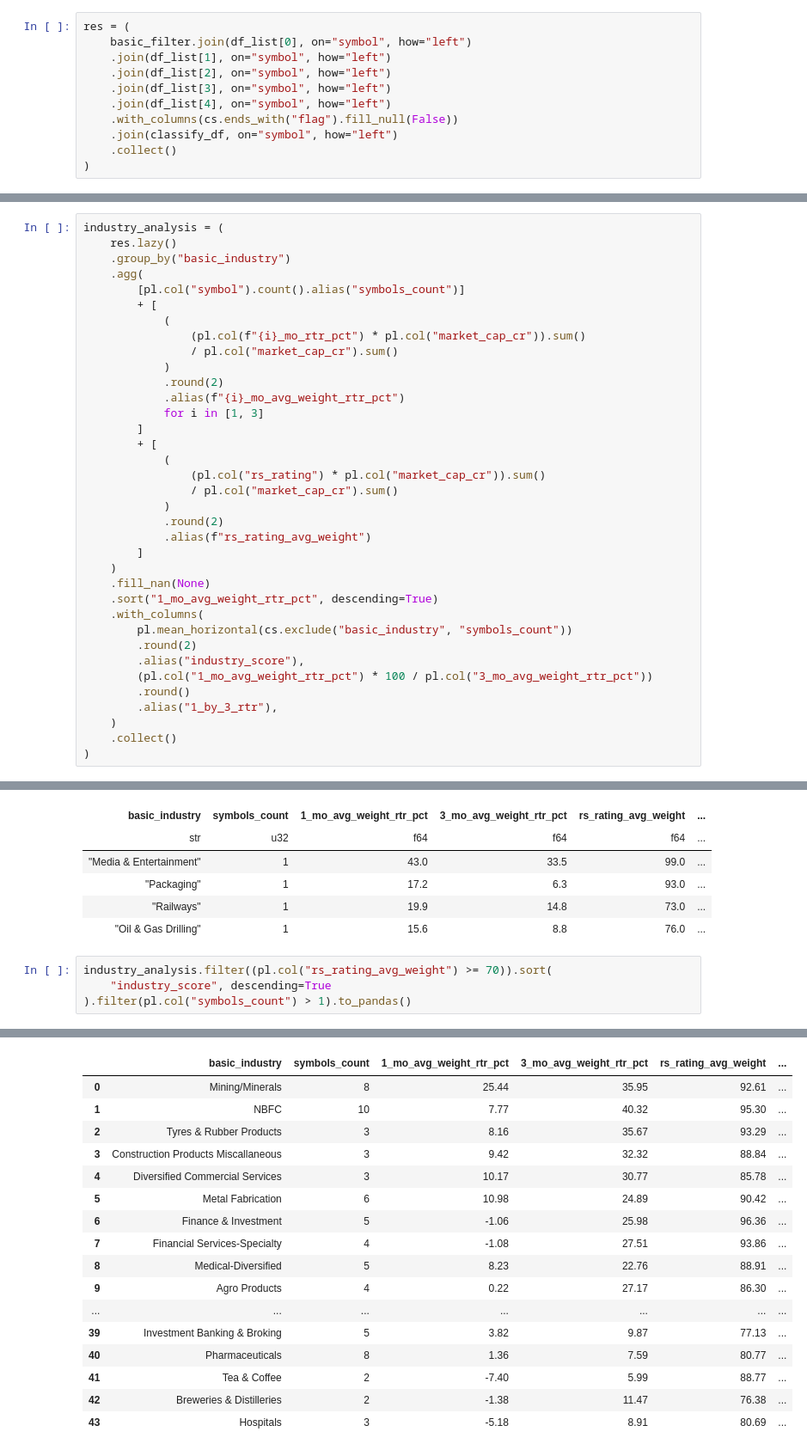
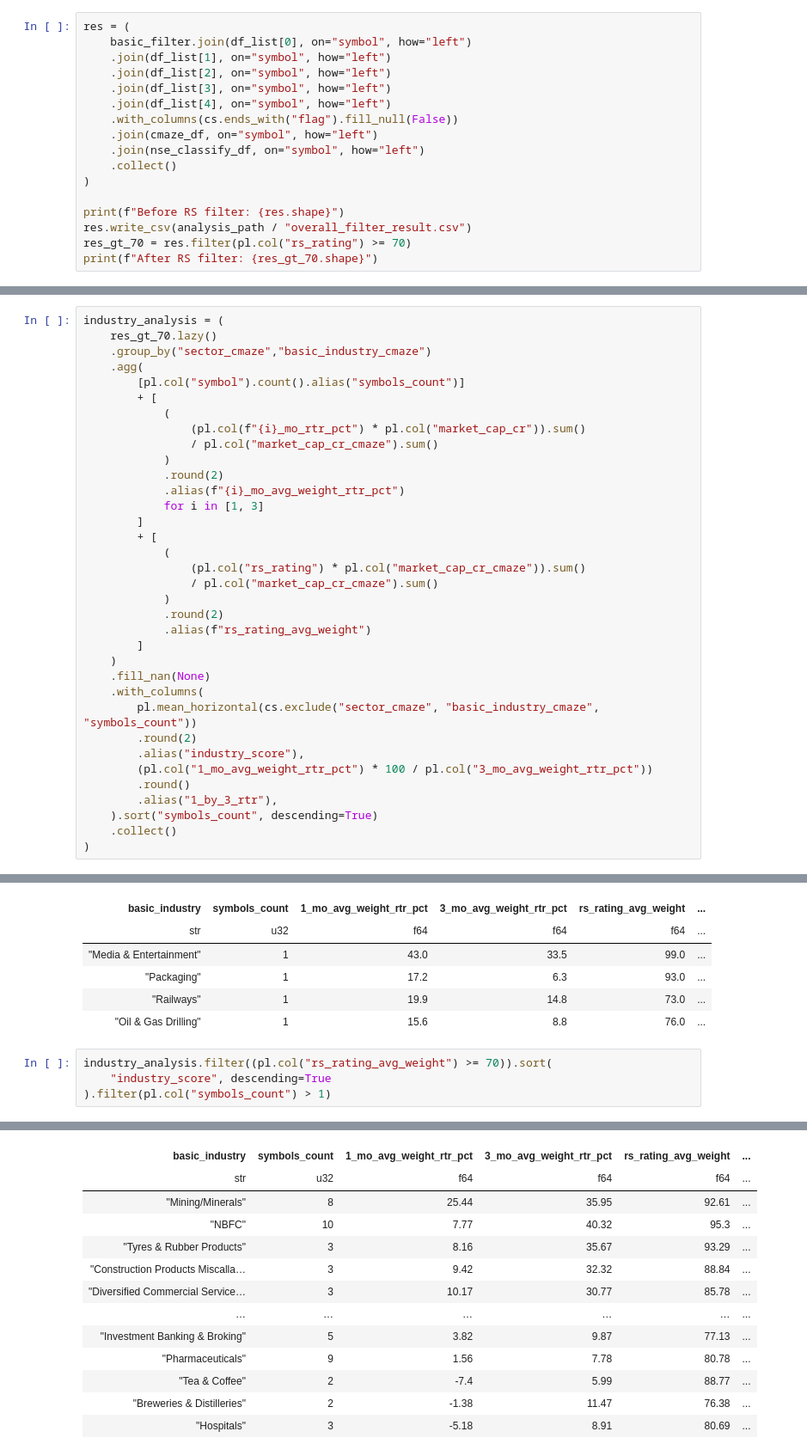
Before and after one commit to GandhiParth/TradeBot, a Jupyter notebook: src/notebooks/nse_scans.ipynb, the cells around one changed output, grey strips where cells are left out. Shown at 86% size. Saved outputs shown, nothing was run; the diff lists cells and outputs as text.

Commit message:
sectors analysis

```diff
--- a/src/notebooks/nse_scans.ipynb
+++ b/src/notebooks/nse_scans.ipynb
@@ -54,6 +133,12 @@ res = (
     .join(df_list[3], on="symbol", how="left")
     .join(df_list[4], on="symbol", how="left")
     .with_columns(cs.ends_with("flag").fill_null(False))
-    .join(classify_df, on="symbol", how="left")
+    .join(cmaze_df, on="symbol", how="left")
+    .join(nse_classify_df, on="symbol", how="left")
     .collect()
 )
+
+print(f"Before RS filter: {res.shape}")
+res.write_csv(analysis_path / "overall_filter_result.csv")
+res_gt_70 = res.filter(pl.col("rs_rating") >= 70)
+print(f"After RS filter: {res_gt_70.shape}")
@@ -68,13 +159,13 @@ After RS filter: (253, 13)
 # %%
 industry_analysis = (
-    res.lazy()
-    .group_by("basic_industry")
+    res_gt_70.lazy()
+    .group_by("sector_cmaze","basic_industry_cmaze")
     .agg(
         [pl.col("symbol").count().alias("symbols_count")]
         + [
             (
                 (pl.col(f"{i}_mo_rtr_pct") * pl.col("market_cap_cr")).sum()
-                / pl.col("market_cap_cr").sum()
+                / pl.col("market_cap_cr_cmaze").sum()
             )
             .round(2)
             .alias(f"{i}_mo_avg_weight_rtr_pct")
@@ -82,22 +173,21 @@ industry_analysis = (
         ]
         + [
             (
-                (pl.col("rs_rating") * pl.col("market_cap_cr")).sum()
-                / pl.col("market_cap_cr").sum()
+                (pl.col("rs_rating") * pl.col("market_cap_cr_cmaze")).sum()
+                / pl.col("market_cap_cr_cmaze").sum()
             )
             .round(2)
             .alias(f"rs_rating_avg_weight")
         ]
     )
     .fill_nan(None)
-    .sort("1_mo_avg_weight_rtr_pct", descending=True)
     .with_columns(
-        pl.mean_horizontal(cs.exclude("basic_industry", "symbols_count"))
+        pl.mean_horizontal(cs.exclude("sector_cmaze", "basic_industry_cmaze", "symbols_count"))
         .round(2)
         .alias("industry_score"),
         (pl.col("1_mo_avg_weight_rtr_pct") * 100 / pl.col("3_mo_avg_weight_rtr_pct"))
         .round()
         .alias("1_by_3_rtr"),
-    )
+    ).sort("symbols_count", descending=True)
     .collect()
 )
@@ -121,5 +228,5 @@ shape: (4, 7)
 # %%
 industry_analysis.filter((pl.col("rs_rating_avg_weight") >= 70)).sort(
     "industry_score", descending=True
-).filter(pl.col("symbols_count") > 1).to_pandas()
+).filter(pl.col("symbols_count") > 1)
 # %% [output]
@@ -126,17 +234,13 @@ industry_analysis.filter((pl.col("rs_rating_avg_weight") >= 70)).sort(
-|  | basic_industry | symbols_count | 1_mo_avg_weight_rtr_pct | 3_mo_avg_weight_rtr_pct | rs_rating_avg_weight | ... |
-| 0 | Mining/Minerals | 8 | 25.44 | 35.95 | 92.61 | ... |
-| 1 | NBFC | 10 | 7.77 | 40.32 | 95.30 | ... |
-| 2 | Tyres & Rubber Products | 3 | 8.16 | 35.67 | 93.29 | ... |
-| 3 | Construction Products Miscallaneous | 3 | 9.42 | 32.32 | 88.84 | ... |
-| 4 | Diversified Commercial Services | 3 | 10.17 | 30.77 | 85.78 | ... |
-| 5 | Metal Fabrication | 6 | 10.98 | 24.89 | 90.42 | ... |
-| 6 | Finance & Investment | 5 | -1.06 | 25.98 | 96.36 | ... |
-| 7 | Financial Services-Specialty | 4 | -1.08 | 27.51 | 93.86 | ... |
-| 8 | Medical-Diversified | 5 | 8.23 | 22.76 | 88.91 | ... |
-| 9 | Agro Products | 4 | 0.22 | 27.17 | 86.30 | ... |
-| ... | ... | ... | ... | ... | ... | ... |
-| 39 | Investment Banking & Broking | 5 | 3.82 | 9.87 | 77.13 | ... |
-| 40 | Pharmaceuticals | 8 | 1.36 | 7.59 | 80.77 | ... |
-| 41 | Tea & Coffee | 2 | -7.40 | 5.99 | 88.77 | ... |
-| 42 | Breweries & Distilleries | 2 | -1.38 | 11.47 | 76.38 | ... |
-| 43 | Hospitals | 3 | -5.18 | 8.91 | 80.69 | ... |
+| basic_industry | symbols_count | 1_mo_avg_weight_rtr_pct | 3_mo_avg_weight_rtr_pct | rs_rating_avg_weight | ... |
+| str | u32 | f64 | f64 | f64 | ... |
+| "Mining/Minerals" | 8 | 25.44 | 35.95 | 92.61 | ... |
+| "NBFC" | 10 | 7.77 | 40.32 | 95.3 | ... |
+| "Tyres & Rubber Products" | 3 | 8.16 | 35.67 | 93.29 | ... |
+| "Construction Products Miscalla… | 3 | 9.42 | 32.32 | 88.84 | ... |
+| "Diversified Commercial Service… | 3 | 10.17 | 30.77 | 85.78 | ... |
+| … | … | … | … | … | ... |
+| "Investment Banking & Broking" | 5 | 3.82 | 9.87 | 77.13 | ... |
+| "Pharmaceuticals" | 9 | 1.56 | 7.78 | 80.78 | ... |
+| "Tea & Coffee" | 2 | -7.4 | 5.99 | 88.77 | ... |
+| "Breweries & Distilleries" | 2 | -1.38 | 11.47 | 76.38 | ... |
+| "Hospitals" | 3 | -5.18 | 8.91 | 80.69 | ... |
```
Also changed, not shown: parts of 17 cells of this notebook, 2 other files.
